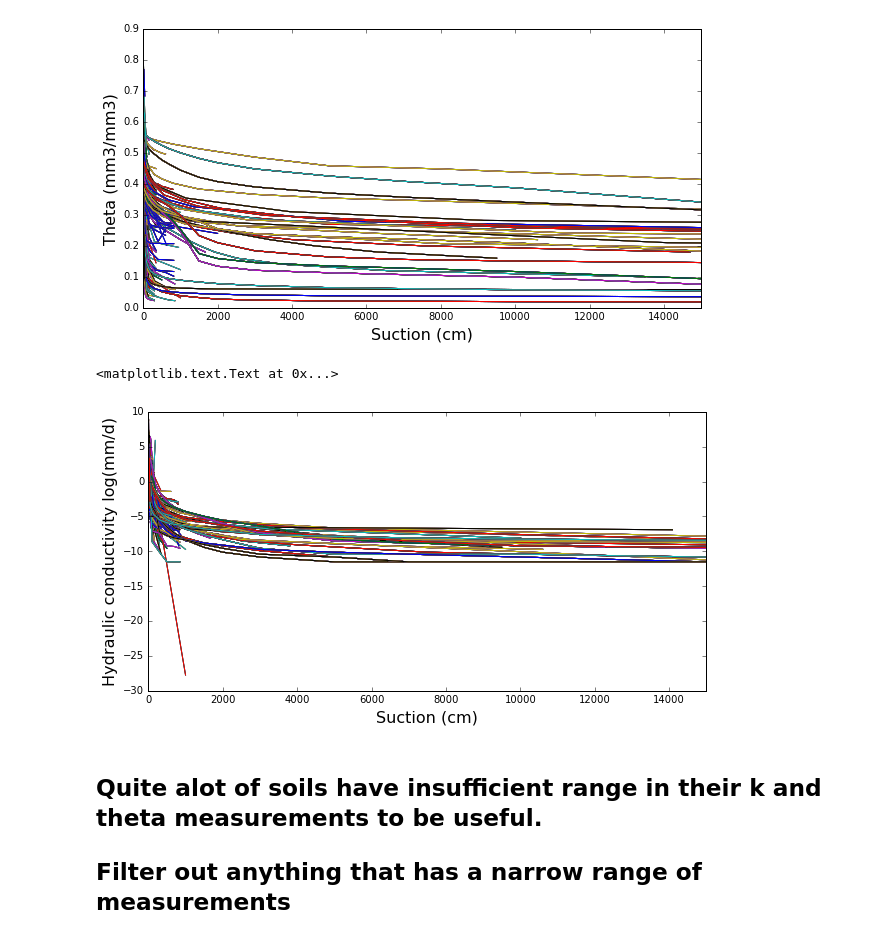
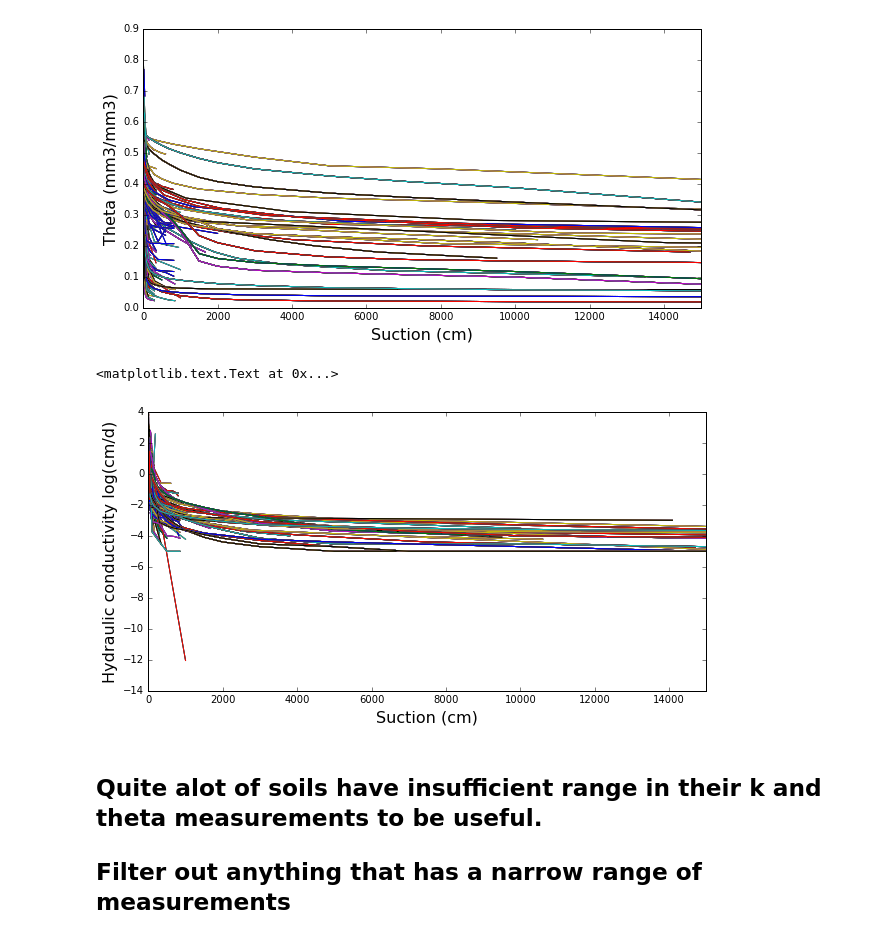
Before and after one commit to PlantandFoodResearch/MultiPoreWater, a Jupyter notebook: KMethod.ipynb, the cells around one changed output. Cells and saved outputs as stored; diff of their text form; code cells hidden in the pictures.

```diff
--- a/KMethod.ipynb
+++ b/KMethod.ipynb
@@ -12,8 +12,8 @@ https://www.ars.usda.gov/research/software/download/?modeCode=20-36-05-00&softwa
 
 Necessary data was exported from access data base to excell sheets and imported into Pandas
 # %%
-CondData = pd.read_excel('D:\GitHubRepos\WEIRDO\Data\lab_drying_h-k.xlsx')
-ThetaData = pd.read_excel('D:\GitHubRepos\WEIRDO\Data\lab_drying_h-t.xlsx')
+CondData = pd.read_excel('.\Data\lab_drying_h-k.xlsx') # in cm/d
+ThetaData = pd.read_excel('.\Data\lab_drying_h-t.xlsx') # in cm3/cm3
 # %% [markdown]
 ## Join the data into a single data frame and have a quick look
 # %%
@@ -36,14 +36,14 @@ plt.xlabel('Suction (cm)',fontsize=16)
 # %%
 fig = plt.figure(figsize=(10,5))
 
 for soil in Data.index:
-    plt.plot(Data.ix[soil,'preshead'],np.log(Data.ix[soil,'conductivity']))
+    plt.plot(Data.ix[soil,'preshead'],np.log10(Data.ix[soil,'conductivity']))
 plt.xlim(0,15000)
-plt.ylabel('Hydraulic conductivity log(mm/d)',fontsize=16)
+plt.ylabel('Hydraulic conductivity log(cm/d)',fontsize=16)
 plt.xlabel('Suction (cm)',fontsize=16)
 # %% [output]
 <matplotlib.text.Text at 0x...>
-[figure, old version]
+[figure, new version]
 # %% [markdown]
 ## Quite alot of soils have insufficient range in their k and theta measurements to be useful.
 ## Filter out anything that has a narrow range of measurements
```
Also changed, not shown: parts of 28 cells of this notebook.
